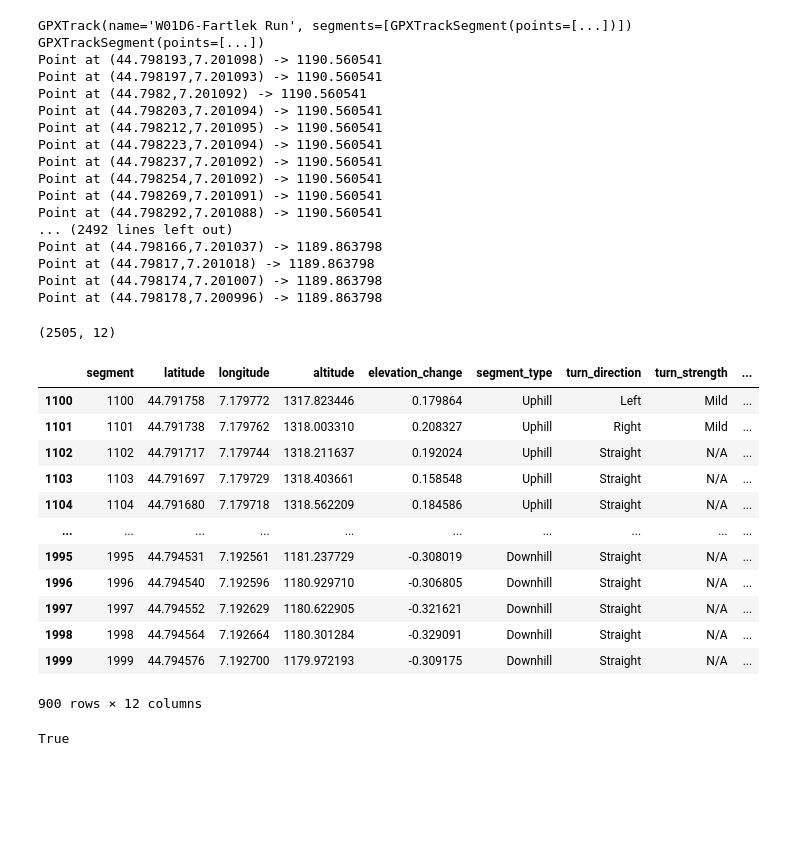
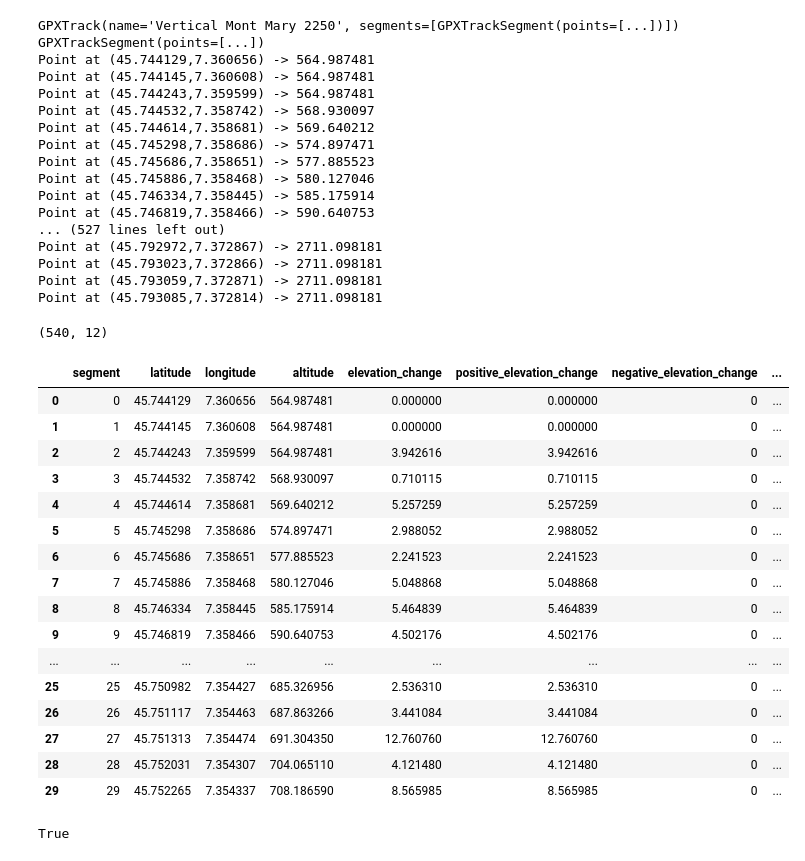
Before and after one commit to Tsadoq/describe-trail, a Jupyter notebook: exploration.ipynb, the cells around one changed output. Drawn from its saved outputs; the diff is of its cells as text; code cells hidden in the pictures; blank space fills up the shorter version.

```diff
--- a/exploration.ipynb
+++ b/exploration.ipynb
@@ -37,3 +35,5 @@ gpx_track = tour1.gpx_track
+# %%
+gpx_track = connector.get_tour_by_id(tour_identifier='1336116394', object_type='gpx')
 # %%
 for track in gpx_track.tracks:
     print(track)
@@ -42,23 +42,23 @@ for track in gpx_track.tracks:
         for point in segment.points:
             print(f'Point at ({point.latitude},{point.longitude}) -> {point.elevation}')
 # %% [output]
-GPXTrack(name='W01D6-Fartlek Run', segments=[GPXTrackSegment(points=[...])])
+GPXTrack(name='Vertical Mont Mary 2250', segments=[GPXTrackSegment(points=[...])])
 GPXTrackSegment(points=[...])
-Point at (44.798193,7.201098) -> 1190.560541
-Point at (44.798197,7.201093) -> 1190.560541
-Point at (44.7982,7.201092) -> 1190.560541
-Point at (44.798203,7.201094) -> 1190.560541
-Point at (44.798212,7.201095) -> 1190.560541
-Point at (44.798223,7.201094) -> 1190.560541
-Point at (44.798237,7.201092) -> 1190.560541
-Point at (44.798254,7.201092) -> 1190.560541
-Point at (44.798269,7.201091) -> 1190.560541
-Point at (44.798292,7.201088) -> 1190.560541
-... (2492 lines left out)
-Point at (44.798166,7.201037) -> 1189.863798
-Point at (44.79817,7.201018) -> 1189.863798
-Point at (44.798174,7.201007) -> 1189.863798
-Point at (44.798178,7.200996) -> 1189.863798
+Point at (45.744129,7.360656) -> 564.987481
+Point at (45.744145,7.360608) -> 564.987481
+Point at (45.744243,7.359599) -> 564.987481
+Point at (45.744532,7.358742) -> 568.930097
+Point at (45.744614,7.358681) -> 569.640212
+Point at (45.745298,7.358686) -> 574.897471
+Point at (45.745686,7.358651) -> 577.885523
+Point at (45.745886,7.358468) -> 580.127046
+Point at (45.746334,7.358445) -> 585.175914
+Point at (45.746819,7.358466) -> 590.640753
+... (527 lines left out)
+Point at (45.792972,7.372867) -> 2711.098181
+Point at (45.793023,7.372866) -> 2711.098181
+Point at (45.793059,7.372871) -> 2711.098181
+Point at (45.793085,7.372814) -> 2711.098181
 # %%
 for waypoint in gpx_track.waypoints:
     print(f'waypoint {waypoint.name} -> ({waypoint.latitude},{waypoint.longitude})')
@@ -114,6 +114,8 @@ def process_gpx_for_turns(gpx_data):
 
                 # Calculate the elevation change
                 elevation_change = point2.elevation - point1.elevation
+                positive_elevation_change = elevation_change if elevation_change > 0 else 0
+                negative_elevation_change = elevation_change if elevation_change < 0 else 0
                 m_distance = distance.geodesic(
                         (point1.latitude, point1.longitude),
                         (point2.latitude,point2.longitude)
@@ -160,6 +162,8 @@ def process_gpx_for_turns(gpx_data):
                     'longitude': point1.longitude,
                     'altitude': point1.elevation,
                     'elevation_change': elevation_change,
+                    'positive_elevation_change': positive_elevation_change,
+                    'negative_elevation_change': negative_elevation_change,
                     'segment_type': segment_type,
                     'turn_direction': turn_direction,
                     'turn_strength': turn_strength,
@@ -173,25 +177,27 @@ processed_segments = process_gpx_for_turns(gpx_track)
 # %%
 import pandas as pd
 df = pd.DataFrame(processed_segments)
-df['cumulative_distance'] = df.distance.cumsum()
-df['cumulative_elevation'] = df.elevation_change.cumsum()
 print(df.shape)
-display(df[1100:2000])
+display(df.head(30))
 # %% [output]
-(2505, 12)
+(540, 12)
-|  | segment | latitude | longitude | altitude | elevation_change | segment_type | turn_direction | turn_strength | ... |
-| 1100 | 1100 | 44.791758 | 7.179772 | 1317.823446 | 0.179864 | Uphill | Left | Mild | ... |
-| 1101 | 1101 | 44.791738 | 7.179762 | 1318.003310 | 0.208327 | Uphill | Right | Mild | ... |
-| 1102 | 1102 | 44.791717 | 7.179744 | 1318.211637 | 0.192024 | Uphill | Straight | N/A | ... |
-| 1103 | 1103 | 44.791697 | 7.179729 | 1318.403661 | 0.158548 | Uphill | Straight | N/A | ... |
-| 1104 | 1104 | 44.791680 | 7.179718 | 1318.562209 | 0.184586 | Uphill | Straight | N/A | ... |
-| ... | ... | ... | ... | ... | ... | ... | ... | ... | ... |
-| 1995 | 1995 | 44.794531 | 7.192561 | 1181.237729 | -0.308019 | Downhill | Straight | N/A | ... |
-| 1996 | 1996 | 44.794540 | 7.192596 | 1180.929710 | -0.306805 | Downhill | Straight | N/A | ... |
-| 1997 | 1997 | 44.794552 | 7.192629 | 1180.622905 | -0.321621 | Downhill | Straight | N/A | ... |
-| 1998 | 1998 | 44.794564 | 7.192664 | 1180.301284 | -0.329091 | Downhill | Straight | N/A | ... |
-| 1999 | 1999 | 44.794576 | 7.192700 | 1179.972193 | -0.309175 | Downhill | Straight | N/A | ... |
+|  | segment | latitude | longitude | altitude | elevation_change | positive_elevation_change | negative_elevation_change | ... |
+| 0 | 0 | 45.744129 | 7.360656 | 564.987481 | 0.000000 | 0.000000 | 0 | ... |
+| 1 | 1 | 45.744145 | 7.360608 | 564.987481 | 0.000000 | 0.000000 | 0 | ... |
+| 2 | 2 | 45.744243 | 7.359599 | 564.987481 | 3.942616 | 3.942616 | 0 | ... |
+| 3 | 3 | 45.744532 | 7.358742 | 568.930097 | 0.710115 | 0.710115 | 0 | ... |
+| 4 | 4 | 45.744614 | 7.358681 | 569.640212 | 5.257259 | 5.257259 | 0 | ... |
+| 5 | 5 | 45.745298 | 7.358686 | 574.897471 | 2.988052 | 2.988052 | 0 | ... |
+| 6 | 6 | 45.745686 | 7.358651 | 577.885523 | 2.241523 | 2.241523 | 0 | ... |
+| 7 | 7 | 45.745886 | 7.358468 | 580.127046 | 5.048868 | 5.048868 | 0 | ... |
+| 8 | 8 | 45.746334 | 7.358445 | 585.175914 | 5.464839 | 5.464839 | 0 | ... |
+| 9 | 9 | 45.746819 | 7.358466 | 590.640753 | 4.502176 | 4.502176 | 0 | ... |
+| ... | ... | ... | ... | ... | ... | ... | ... | ... |
+| 25 | 25 | 45.750982 | 7.354427 | 685.326956 | 2.536310 | 2.536310 | 0 | ... |
+| 26 | 26 | 45.751117 | 7.354463 | 687.863266 | 3.441084 | 3.441084 | 0 | ... |
+| 27 | 27 | 45.751313 | 7.354474 | 691.304350 | 12.760760 | 12.760760 | 0 | ... |
+| 28 | 28 | 45.752031 | 7.354307 | 704.065110 | 4.121480 | 4.121480 | 0 | ... |
+| 29 | 29 | 45.752265 | 7.354337 | 708.186590 | 8.565985 | 8.565985 | 0 | ... |
-900 rows × 12 columns
 # %%
 tour1.generate_coordinates(authentication=connector.authentication)
 # %% [output]
```
Also changed, not shown: parts of 6 cells of this notebook, 1 other file.
